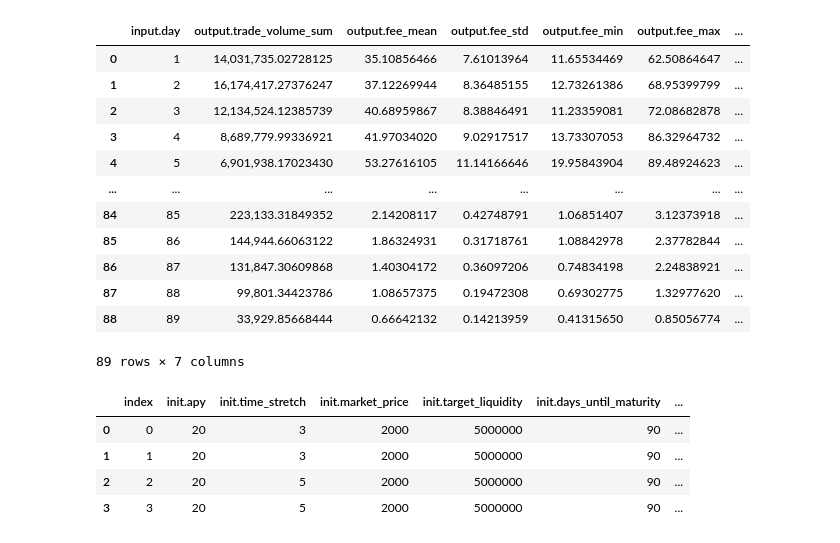
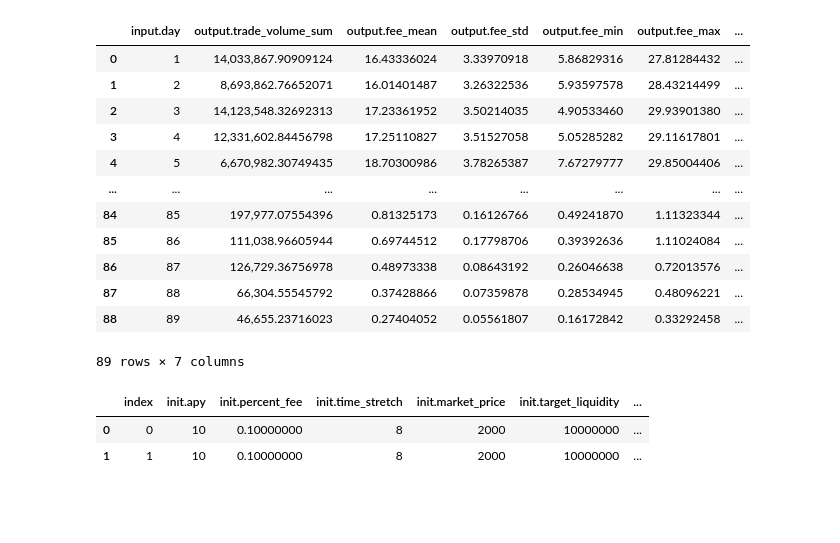
Before and after one commit to delvtech/agent0, a Jupyter notebook: fyt-fee-analysis.ipynb, the cells around one changed output. Saved outputs shown, nothing was run; the diff lists cells and outputs as text; code cells hidden in the pictures; blank space fills up the shorter version.

```diff
--- a/fyt-fee-analysis.ipynb
+++ b/fyt-fee-analysis.ipynb
@@ -19,24 +19,17 @@ cols = ["init.apy","init.percent_fee","init.days_until_maturity","init.max_order
 
 ybas = [
     {
-        "vault" : "ycrvSTETH",
-        "apy" : 20,
+        "vault" : "ySTETH",
+        "apy" : 10,
         "market_price" : 2000,
-        "time_stretch": 3,
-        "days_until_maturity": 90,
-    },
-    {
-        "vault" : "ycrvSTETH",
-        "apy" : 20,
-        "market_price" : 2000,
-        "time_stretch": 5,
+        "time_stretch": 8,
         "days_until_maturity": 90,
     },
 ]
 
 
 for target_daily_volume in [5000000,10000000]:
-    for target_liquidity in [5000000]:
+    for target_liquidity in [10000000]:
         for g in [.1]:
                 for yba in ybas:
                     np.random.seed(2)
@@ -220,33 +211,31 @@ for _df in dfs:
 df_fees_volume
 # %% [output]
 |  | input.day | output.trade_volume_sum | output.fee_mean | output.fee_std | output.fee_min | output.fee_max | ... |
-| 0 | 1 | 14,031,735.02728125 | 35.10856466 | 7.61013964 | 11.65534469 | 62.50864647 | ... |
-| 1 | 2 | 16,174,417.27376247 | 37.12269944 | 8.36485155 | 12.73261386 | 68.95399799 | ... |
-| 2 | 3 | 12,134,524.12385739 | 40.68959867 | 8.38846491 | 11.23359081 | 72.08682878 | ... |
-| 3 | 4 | 8,689,779.99336921 | 41.97034020 | 9.02917517 | 13.73307053 | 86.32964732 | ... |
-| 4 | 5 | 6,901,938.17023430 | 53.27616105 | 11.14166646 | 19.95843904 | 89.48924623 | ... |
+| 0 | 1 | 14,033,867.90909124 | 16.43336024 | 3.33970918 | 5.86829316 | 27.81284432 | ... |
+| 1 | 2 | 8,693,862.76652071 | 16.01401487 | 3.26322536 | 5.93597578 | 28.43214499 | ... |
+| 2 | 3 | 14,123,548.32692313 | 17.23361952 | 3.50214035 | 4.90533460 | 29.93901380 | ... |
+| 3 | 4 | 12,331,602.84456798 | 17.25110827 | 3.51527058 | 5.05285282 | 29.11617801 | ... |
+| 4 | 5 | 6,670,982.30749435 | 18.70300986 | 3.78265387 | 7.67279777 | 29.85004406 | ... |
 | ... | ... | ... | ... | ... | ... | ... | ... |
-| 84 | 85 | 223,133.31849352 | 2.14208117 | 0.42748791 | 1.06851407 | 3.12373918 | ... |
-| 85 | 86 | 144,944.66063122 | 1.86324931 | 0.31718761 | 1.08842978 | 2.37782844 | ... |
-| 86 | 87 | 131,847.30609868 | 1.40304172 | 0.36097206 | 0.74834198 | 2.24838921 | ... |
-| 87 | 88 | 99,801.34423786 | 1.08657375 | 0.19472308 | 0.69302775 | 1.32977620 | ... |
-| 88 | 89 | 33,929.85668444 | 0.66642132 | 0.14213959 | 0.41315650 | 0.85056774 | ... |
+| 84 | 85 | 197,977.07554396 | 0.81325173 | 0.16126766 | 0.49241870 | 1.11323344 | ... |
+| 85 | 86 | 111,038.96605944 | 0.69744512 | 0.17798706 | 0.39392636 | 1.11024084 | ... |
+| 86 | 87 | 126,729.36756978 | 0.48973338 | 0.08643192 | 0.26046638 | 0.72013576 | ... |
+| 87 | 88 | 66,304.55545792 | 0.37428866 | 0.07359878 | 0.28534945 | 0.48096221 | ... |
+| 88 | 89 | 46,655.23716023 | 0.27404052 | 0.05561807 | 0.16172842 | 0.33292458 | ... |
 89 rows × 7 columns
 # %%
 pd.options.display.float_format = '{:,.8f}'.format
 df_fees_agg = df.groupby(['init.apy','init.percent_fee','init.time_stretch','init.market_price','init.target_liquidity','init.days_until_maturity','init.target_daily_volume']).agg({'output.fee':['count','sum'],'output.trade_volume':['sum'],'output.slippage':['mean'],'input.amount_specified':['mean']})
 df_fees_agg.columns = ['_'.join(col).strip() for col in df_fees_agg.columns.values]
 df_fees_agg = df_fees_agg.reset_index()
 df_fees_agg['init.percent_fee'] = df_fees_agg['init.percent_fee'].round(2)
 df_fees_agg['output.mean_daily_volume'] = df_fees_agg['output.trade_volume_sum']/df_fees_agg['init.days_until_maturity']
 df_fees_agg['output.apr'] = (df_fees_agg['output.fee_sum']/df_fees_agg['init.target_liquidity']) * (365/df_fees_agg['init.days_until_maturity'])*100
-df_fees_agg = df_fees_agg.drop(columns=['input.amount_specified_mean','init.percent_fee']).reset_index()
+df_fees_agg = df_fees_agg.drop(columns=['input.amount_specified_mean']).reset_index()
 df_fees_agg
 # %% [output]
-|  | index | init.apy | init.time_stretch | init.market_price | init.target_liquidity | init.days_until_maturity | ... |
-| 0 | 0 | 20 | 3 | 2000 | 5000000 | 90 | ... |
-| 1 | 1 | 20 | 3 | 2000 | 5000000 | 90 | ... |
-| 2 | 2 | 20 | 5 | 2000 | 5000000 | 90 | ... |
-| 3 | 3 | 20 | 5 | 2000 | 5000000 | 90 | ... |
+|  | index | init.apy | init.percent_fee | init.time_stretch | init.market_price | init.target_liquidity | ... |
+| 0 | 0 | 10 | 0.10000000 | 8 | 2000 | 10000000 | ... |
+| 1 | 1 | 10 | 0.10000000 | 8 | 2000 | 10000000 | ... |
 # %%
 #df_fees_agg.to_csv("fees.csv")
```
Also changed, not shown: parts of 5 cells of this notebook, 3 other files.
